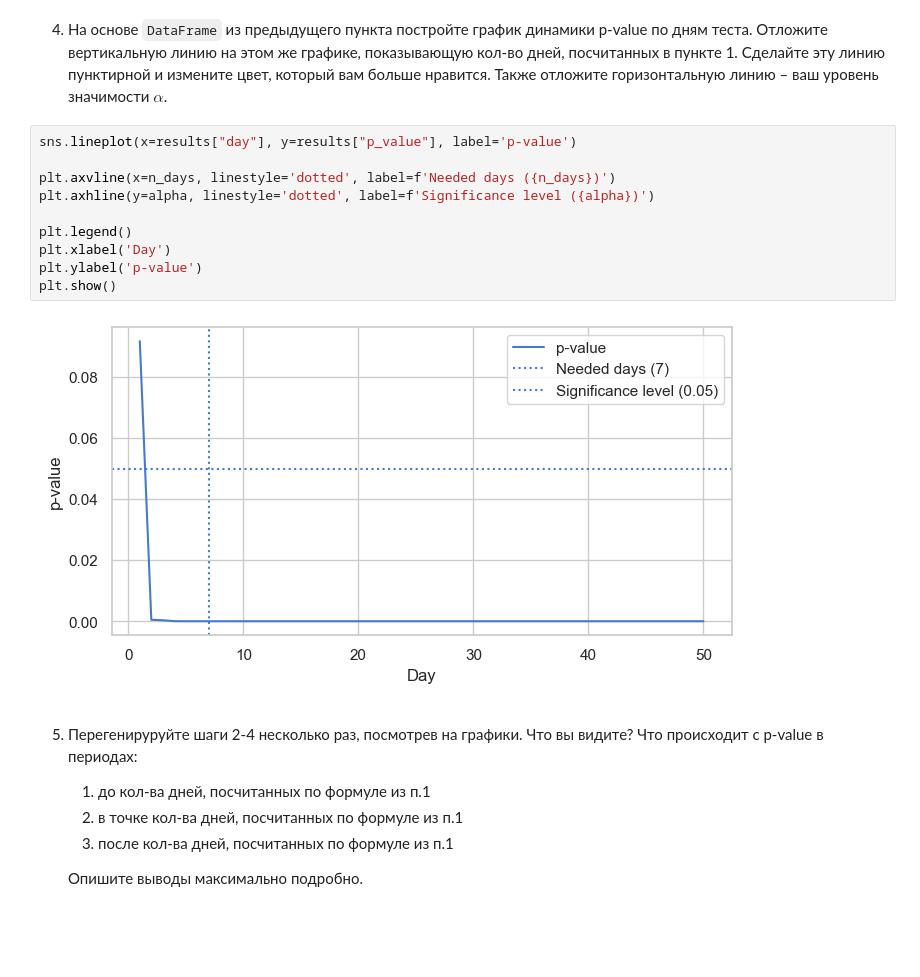
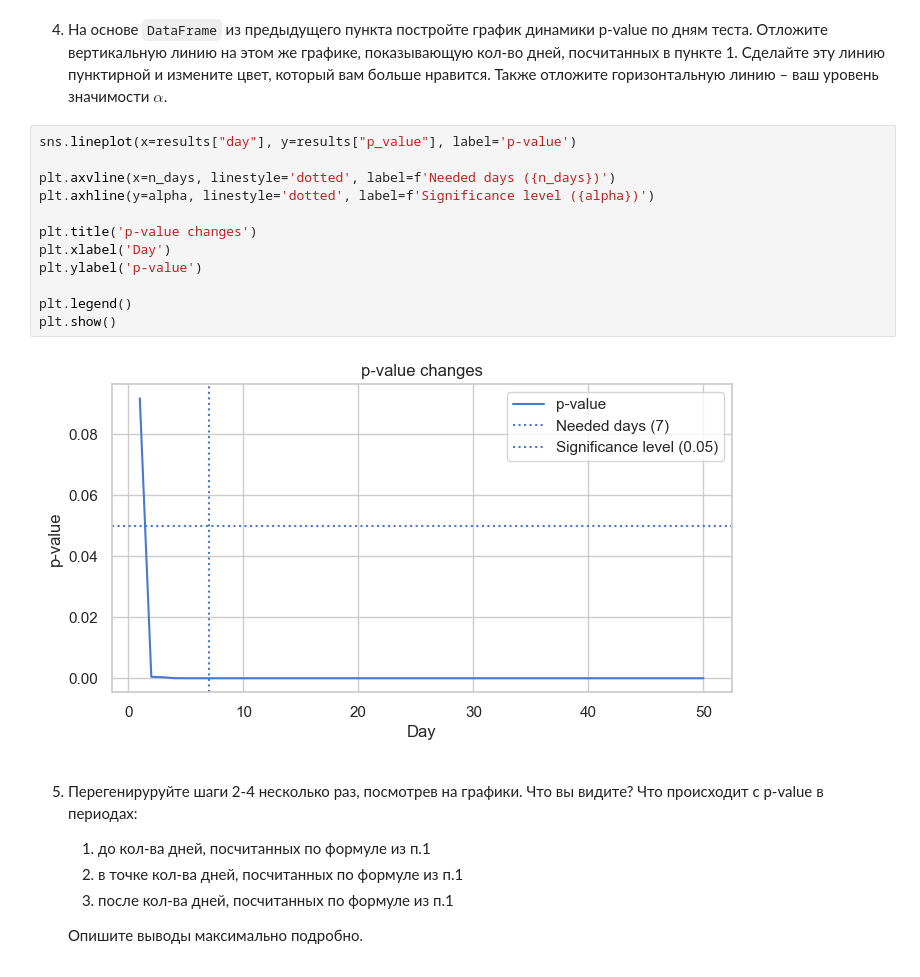
Before and after one commit to Kerblif/andan_2023-1, a Jupyter notebook: hw/hw04/hw04-red_or_blue.ipynb, the cells around one changed output. Saved outputs shown, nothing was run; the diff lists cells and outputs as text; blank space fills up the shorter version.

```diff
--- a/hw/hw04/hw04-red_or_blue.ipynb
+++ b/hw/hw04/hw04-red_or_blue.ipynb
@@ -542,15 +542,17 @@ plt.show()
 # %%
 sns.lineplot(x=results["day"], y=results["p_value"], label='p-value')
 
 plt.axvline(x=n_days, linestyle='dotted', label=f'Needed days ({n_days})')
 plt.axhline(y=alpha, linestyle='dotted', label=f'Significance level ({alpha})')
 
-plt.legend()
+plt.title('p-value changes')
 plt.xlabel('Day')
 plt.ylabel('p-value')
+
+plt.legend()
 plt.show()
 # %% [output]
-[figure, old version]
+[figure, new version]
 # %% [markdown]
 5. Перегенируруйте шаги 2-4 несколько раз, посмотрев на графики. Что вы видите? Что происходит с p-value в периодах:
     1. до кол-ва дней, посчитанных по формуле из п.1
```
Also changed, not shown: parts of 6 cells of this notebook.
